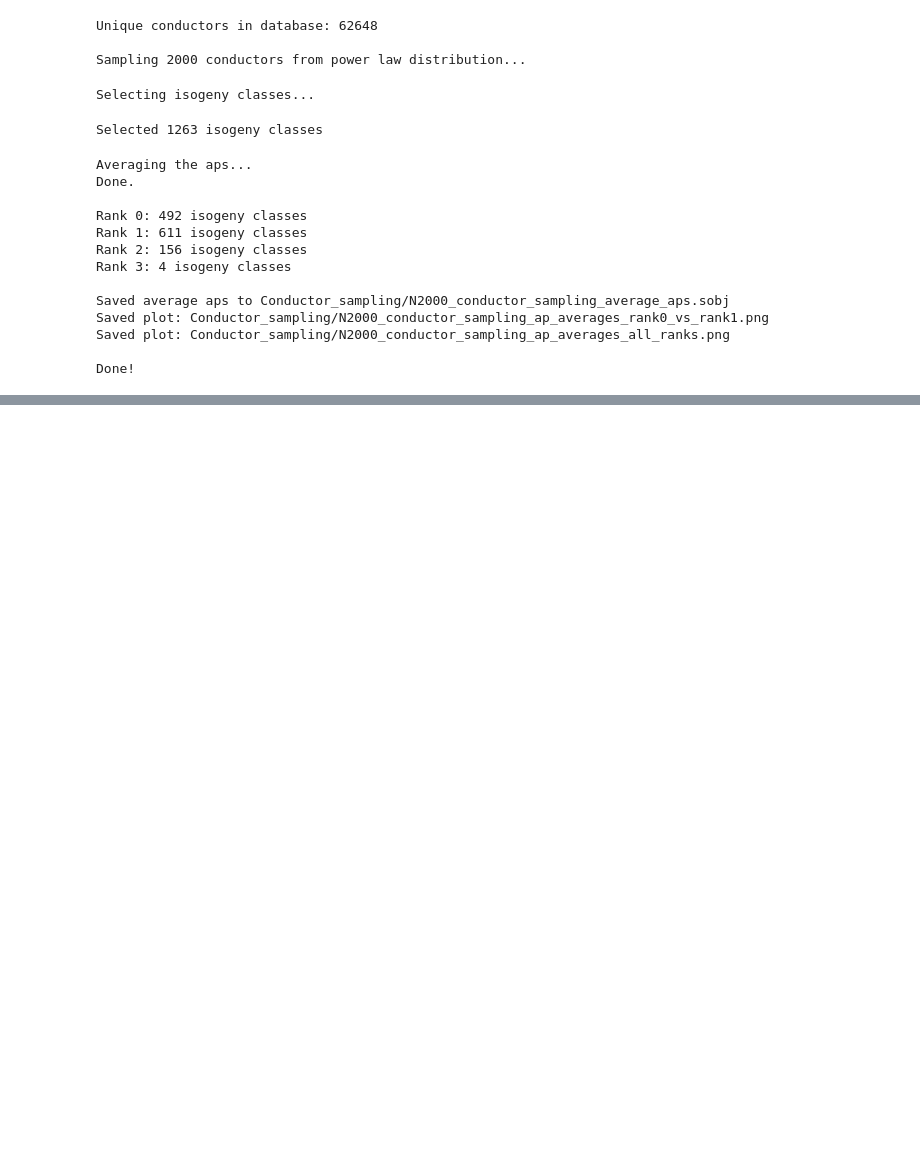
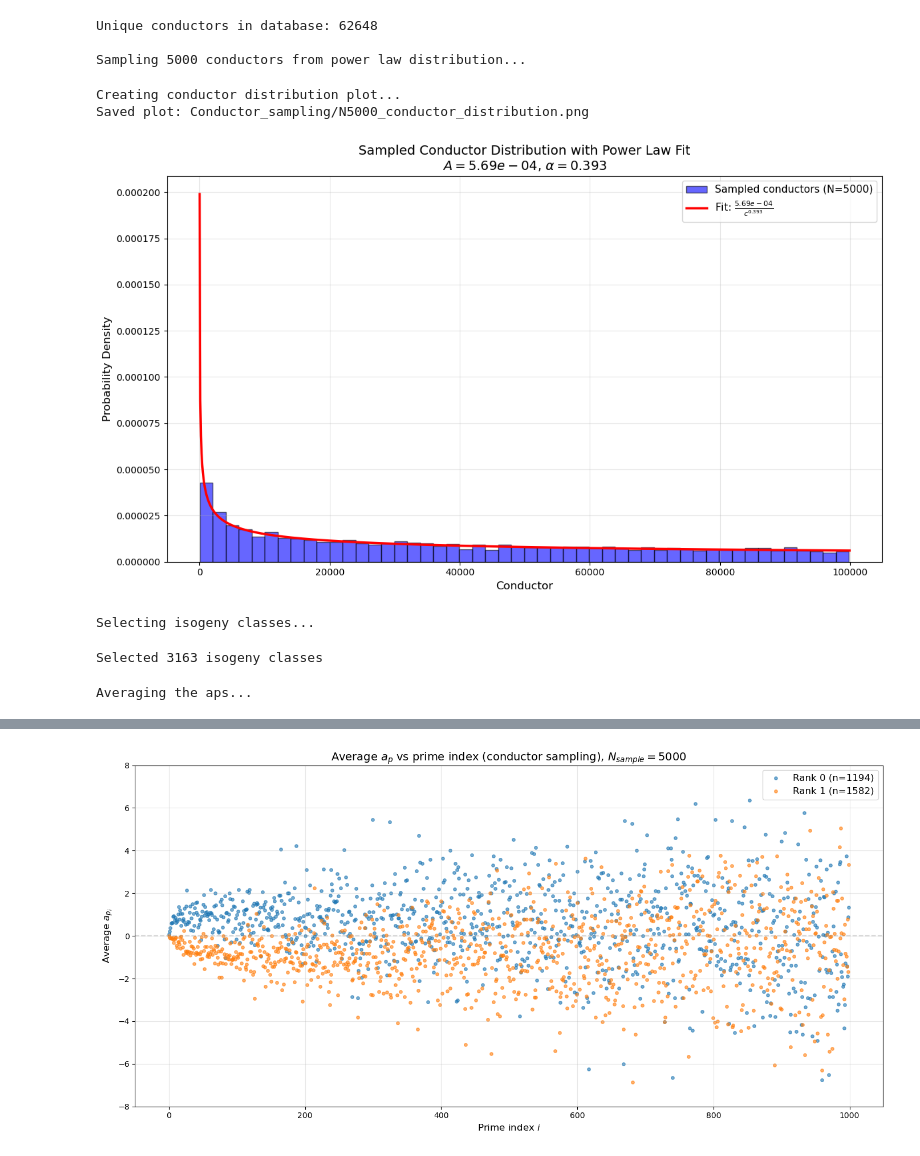
Before and after one commit to LuigiAngelini/murmuCICY, a Jupyter notebook: Murmurations/Conductor_sampling.ipynb, the cells around one changed output, grey strips where cells are left out. Drawn from its saved outputs; the diff is of its cells as text; code cells hidden in the pictures; blank space fills up the shorter version.

```diff
--- a/Murmurations/Conductor_sampling.ipynb
+++ b/Murmurations/Conductor_sampling.ipynb
@@ -7,14 +5,23 @@ import numpy as np
 import os
 import random
 
+# Check if curve_db is loaded
+try:
+    _ = curve_db
+    print("curve_db is already loaded")
+except NameError:
+    print("Loading curve_db...")
+    curve_db = load('Curve Database (Conductor < 100 000)/curve_database_c1_to_100000.sobj')
+    print("curve_db loaded successfully")
+
 # Define power law function
 def power_law(x, A, alpha):
     """Power law: A / x^alpha"""
     return A / (x**alpha)
 
 # Load the fit parameters (make sure to set nmin and nmax to match the fit)
-nmin = -500
-nmax = 500
+nmin = -2000
+nmax = 2000
 
 print("Loading power law fit parameters...")
 fit_params = load(f'HV_curves/({nmin},{nmax})_powerlaw_fit_params.sobj')
@@ -76,10 +83,48 @@ def sample_conductors_from_powerlaw(n_samples, A, alpha, c_min, c_max):
     return samples
 
 # Parameters
-Nsample = 2000
+Nsample = 5000
 
 print(f"\nSampling {Nsample} conductors from power law distribution...")
 sampled_conductors = sample_conductors_from_powerlaw(Nsample, A_fit, alpha_fit, c_min, c_max)
+
+# Create output directory
+os.makedirs('Conductor_sampling/', exist_ok=True)
+
+# Plot the sampled conductor distribution with fitted curve
+print("\nCreating conductor distribution plot...")
+plt.figure(figsize=(12, 7))
+
+# Create histogram
+counts, bins, patches = plt.hist(sampled_conductors, bins=50, density=True,
+                                  alpha=0.6, color='blue', edgecolor='black',
+                                  label=f'Sampled conductors (N={len(sampled_conductors)})')
+
+# Overlay the fitted power law curve
+c_range = np.linspace(c_min, c_max, 1000)
+pdf_values = power_law(c_range, A_fit, alpha_fit)
+
+# Normalize the power law curve to match histogram normalization
+# The histogram is already density-normalized, so we need to normalize the power law too
+normalization = np.trapezoid(power_law(c_range, A_fit, alpha_fit), c_range)
+pdf_normalized = pdf_values / normalization
+
+plt.plot(c_range, pdf_normalized, 'r-', linewidth=2.5,
+         label=rf'Fit: $\frac{{{A_fit:.2e}}}{{c^{{{alpha_fit:.3f}}}}}$')
+
+plt.xlabel('Conductor', fontsize=12)
+plt.ylabel('Probability Density', fontsize=12)
+plt.title(f'Sampled Conductor Distribution with Power Law Fit\n' +
+          rf'$A = {A_fit:.2e}$, $\alpha = {alpha_fit:.3f}$', fontsize=14)
+plt.legend(fontsize=11)
+plt.grid(True, alpha=0.3)
+plt.tight_layout()
+
+# Save the plot
+plt.savefig(f'Conductor_sampling/N{Nsample}_conductor_distribution.png', dpi=150)
+print(f"Saved plot: Conductor_sampling/N{Nsample}_conductor_distribution.png")
+plt.show()
+plt.close()
 
 # For each sampled conductor, pick a random isogeny class
 print("\nSelecting isogeny classes...")
@@ -95,9 +140,6 @@ for c in tqdm(sampled_conductors, desc="Selecting isogeny classes"):
     # If conductor not in database, skip it
 
 print(f"Selected {len(isogeny_classes)} isogeny classes")
-
-# Create output directory
-os.makedirs('Conductor_sampling/', exist_ok=True)
 
 # Extract average aps sorted by rank
 rk0_aps = []
@@ -251,21 +294,12 @@ Loaded power law parameters: A=6.04e-04, α=0.399
 Conductor range: [14, 99918]
 
 Building conductor to isogeny class mapping...
 Unique conductors in database: 62648
 
-Sampling 2000 conductors from power law distribution...
+Sampling 5000 conductors from power law distribution...
-Selecting isogeny classes...
+Creating conductor distribution plot...
+Saved plot: Conductor_sampling/N5000_conductor_distribution.png
+[figure, added]
-Selected 1263 isogeny classes
+Selecting isogeny classes...
-Averaging the aps...
-Done.
-
-Rank 0: 492 isogeny classes
-Rank 1: 611 isogeny classes
-Rank 2: 156 isogeny classes
-Rank 3: 4 isogeny classes
-
-Saved average aps to Conductor_sampling/N2000_conductor_sampling_average_aps.sobj
-Saved plot: Conductor_sampling/N2000_conductor_sampling_ap_averages_rank0_vs_rank1.png
-Saved plot: Conductor_sampling/N2000_conductor_sampling_ap_averages_all_ranks.png
-
-Done!
+Selected 3163 isogeny classes
+Averaging the aps...
@@ -271,0 +315 @@ Done!
+[figure, added]
```
Also changed, not shown: parts of 2 cells of this notebook, 40 other files.
